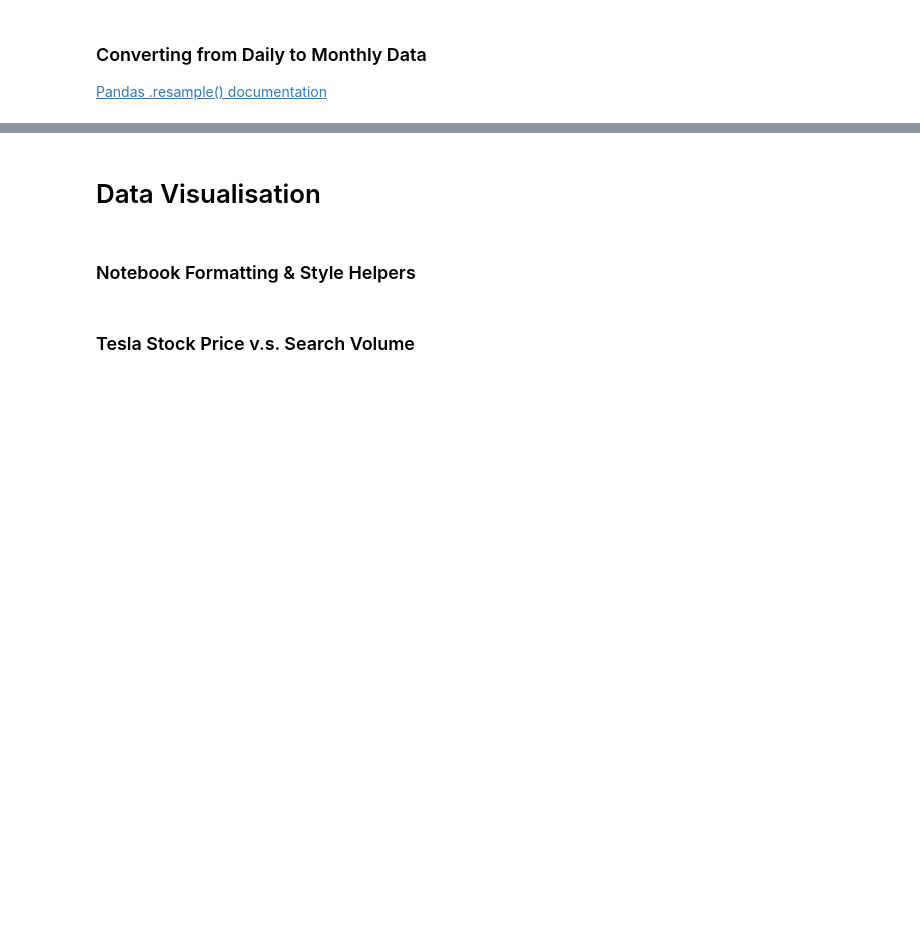
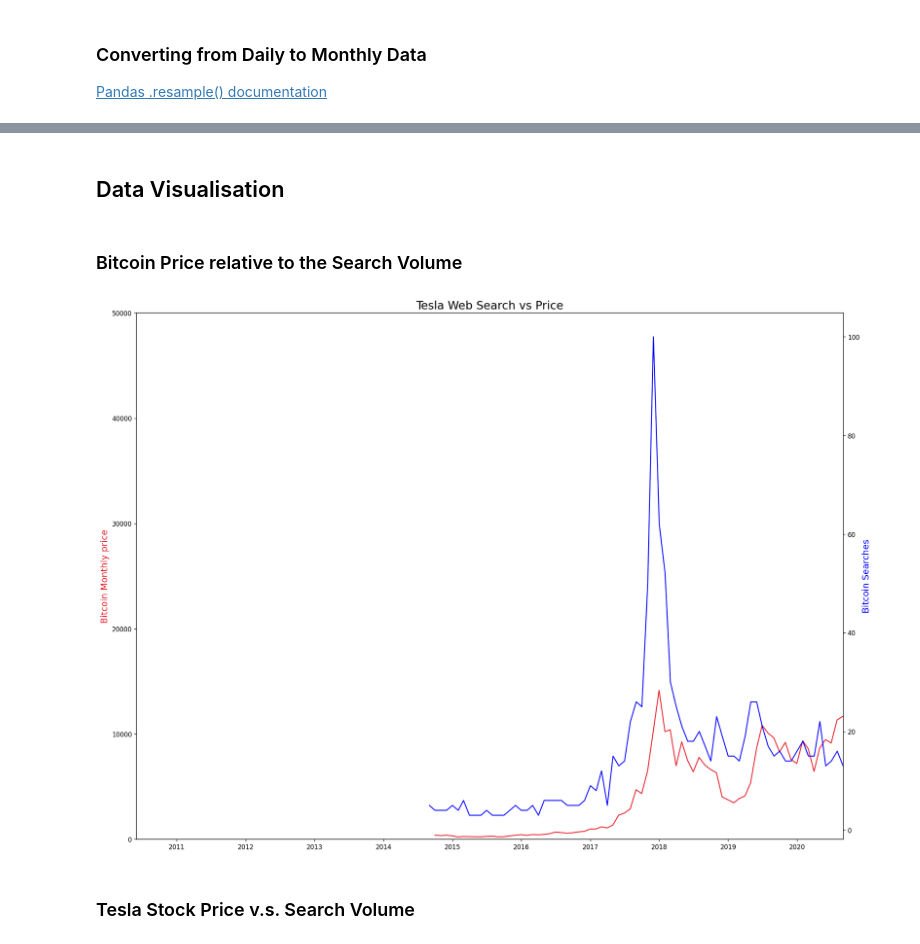
Before and after one commit to shane-221/100_days_of_python, a Jupyter notebook: 75_Day_75_Google_Trends_Data/Google Trends and Data Visualisation (start).ipynb, the cells around one changed output, grey strips where cells are left out. Drawn from its saved outputs; the diff is of its cells as text; code cells hidden in the pictures; blank space fills up the shorter version.

```diff
--- a/75_Day_75_Google_Trends_Data/Google Trends and Data Visualisation (start).ipynb
+++ b/75_Day_75_Google_Trends_Data/Google Trends and Data Visualisation (start).ipynb
@@ -192,0 +201,5 @@ Smallest value for Unemployment in Web Search: 14.0
+# %%
+#============================================================== How to make the datasets comparable: Bitcoin data==========================================================================#
+df_monthly_btc = df_btc_price.resample(rule="ME", on= "date").last()
+        # There is a difference between the resampling  section which is until  the list function. The data frame is only created when you give it the last function to create a table.
+print(df_monthly_btc.index)
@@ -193,4 +227,2 @@ Smallest value for Unemployment in Web Search: 14.0
 # %% [markdown]
-# Data Visualisation
+## Data Visualisation
-# %% [markdown]
-### Notebook Formatting & Style Helpers
@@ -201,3 +229,33 @@ Smallest value for Unemployment in Web Search: 14.0
+# %% [markdown]
+### Bitcoin Price relative to the Search Volume
+# %%
+#  Size of the diagram:
+plt.figure(figsize =(20,15), dpi= 120)
+
+# Title of the diagram:
+plt.title('Tesla Web Search vs Price', fontsize=18)
+
+# Gettig twin axes
+ax1 = plt.gca()
+ax2 = ax1.twinx()
+
+# Pltting the correct axis
+ax1.plot(df_monthly_btc.index, df_monthly_btc["closing_price "], color= "#E6232E")
+ax2.plot(df_btc_search["month"],df_btc_search["web_searches"],  color = "b")
+
+# Labels
+ax1.set_ylabel("Bitcoin Monthly price", color="#E6232E", fontsize = 14)
+ax2.set_ylabel("Bitcoin Searches",color=  "b", fontsize = 14)
+
+                # Can style using the hex codes or the prebuilt colours
+# Can set limits
+ax1.set_ylim([0, 50000])
+ax1.set_xlim([df_tesla["month"].min(), df_tesla["month"].max()])
+
+# show the chart
+plt.show()
+# %% [output]
+[figure, added]
 # %% [markdown]
 ### Tesla Stock Price v.s. Search Volume
 # %% [markdown]
```
Also changed, not shown: parts of 7 cells of this notebook.
